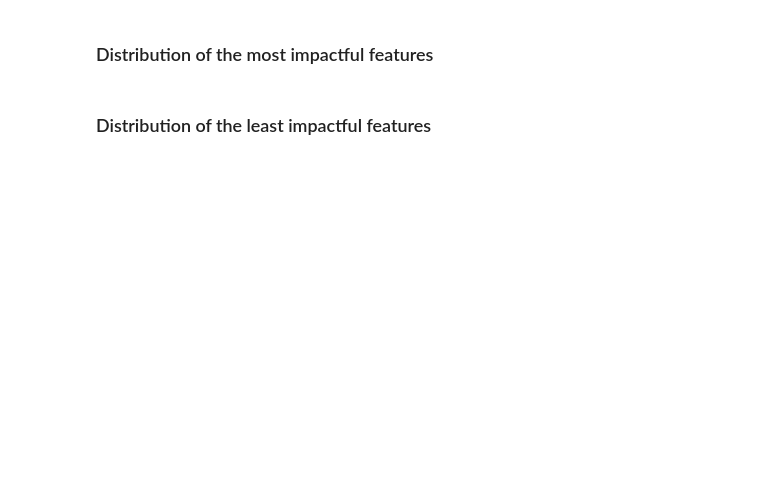
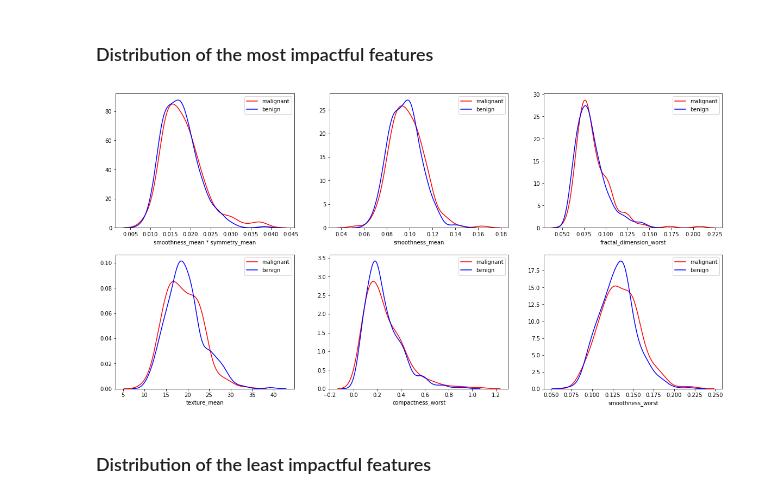
Before and after one commit to tkhsu00/Kaggle_BreastCancer, a Jupyter notebook: Breast Cancer - Feature Engineering.ipynb, the cells around one changed output. Drawn from its saved outputs; the diff is of its cells as text; code cells hidden in the pictures; blank space fills up the shorter version.

```diff
--- a/Breast Cancer - Feature Engineering.ipynb
+++ b/Breast Cancer - Feature Engineering.ipynb
@@ -81,7 +81,7 @@ es = ft.EntitySet(id = 'breastcancer')
 es = es.entity_from_dataframe(entity_id = 'breastcancer', dataframe = df_data,index = 'id')
 # %%
 feature_matrix, feature_defs = ft.dfs(entityset = es, target_entity = 'breastcancer',
-                                      trans_primitives = ['divide_by_feature', 'multiply_numeric'])
+                                      trans_primitives = ['multiply_numeric'])
 # %%
 feature_matrix.head()
 # %% [output]
@@ -143,5 +143,6 @@ feature_matrix_dropcorr.shape
 # %%
 # Remove columns with missing values
+feature_matrix_dropcorr.replace([np.inf, -np.inf], np.nan, inplace=True)
 col_without_nan = feature_matrix_dropcorr.columns[~feature_matrix_dropcorr.isna().any()]
 feature_matrix_dropcorr_dropnan = feature_matrix_dropcorr[col_without_nan]
 feature_matrix_dropcorr_dropnan.shape
@@ -150,8 +157,8 @@ feature_matrix_dropcorr_dropnan.shape
 # %%
-#
+# Remove columns with too little information (less than ten distinct values)
 col_with_dist_val = []
 for col in feature_matrix_dropcorr_dropnan:
-    if len(set(feature_matrix_dropcorr_dropnan[col].tolist()))>5:
+    if len(set(feature_matrix_dropcorr_dropnan[col].tolist()))>10:
         col_with_dist_val.append(col)
 feature_matrix_dropcorr_dropnan_dropmonoval = feature_matrix_dropcorr_dropnan[col_with_dist_val]
 feature_matrix_dropcorr_dropnan_dropmonoval.shape
@@ -168,7 +177,7 @@ outcomes = df['diagnosis'].apply(convert_to_num)
 ## K-fold cross validation
 # %%
 feature_names = feature_matrix_dropcorr.columns.tolist()
-X = feature_matrix_dropcorr_dropnan.values
+X = feature_matrix_dropcorr_dropnan_dropmonoval.values
 y = outcomes
 # %%
 from sklearn.model_selection import KFold
@@ -251,19 +292,21 @@ df_importance
 # %%
 # Plot the distribution of top 6 features
 top_features = df_importance.head(6)['Features'].tolist()
-
+feature_matrix_dropcorr_dropnan_dropmonoval['diagnosis'] = df['diagnosis'].tolist()
 plt.figure(figsize = (20, 10))
 for i, top_feature in enumerate(top_features):
 
     # create a new subplot for each source
     plt.subplot(2, 3, i + 1)
 
     # KDE plot of the most impactful feature
-    sns.kdeplot(df_data.loc[df_data['diagnosis'] == 1,top_feature],color='red',label = 'malignant')
-    sns.kdeplot(df_data.loc[df_data['diagnosis'] == 0,top_feature],color='blue', label = 'benign')
+    sns.kdeplot(feature_matrix_dropcorr_dropnan_dropmonoval.loc[feature_matrix_dropcorr_dropnan_dropmonoval['diagnosis'] == 'M',top_feature],color='red',label = 'malignant')
+    sns.kdeplot(feature_matrix_dropcorr_dropnan_dropmonoval.loc[feature_matrix_dropcorr_dropnan_dropmonoval['diagnosis'] == 'B',top_feature],color='blue', label = 'benign')
 
     # Labeling of plot
     plt.xlabel(top_feature)
+# %% [output]
+[figure, added]
 # %% [markdown]
 ### Distribution of the least impactful features
 # %%
```
Also changed, not shown: parts of 16 cells of this notebook, 1 other file.
